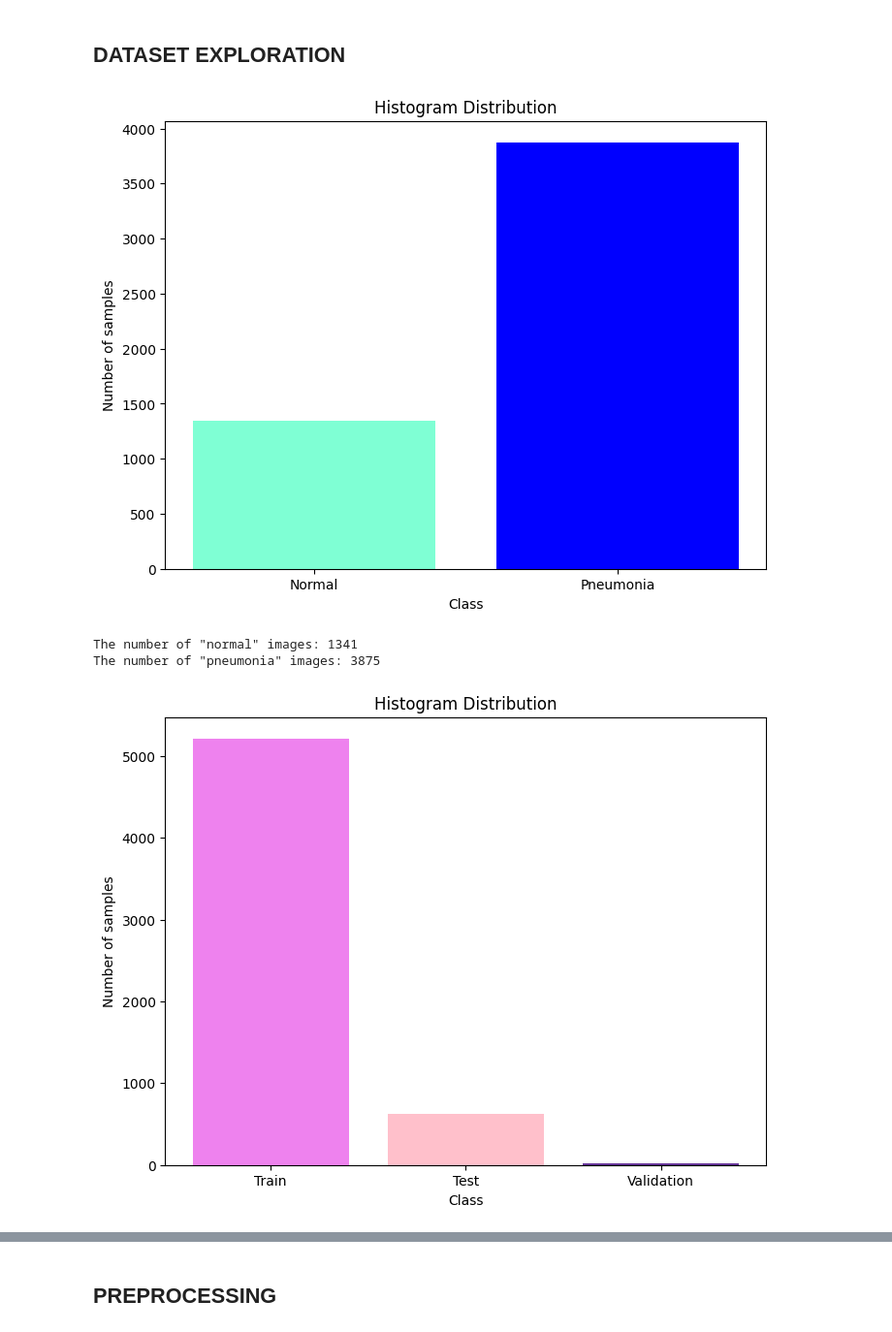
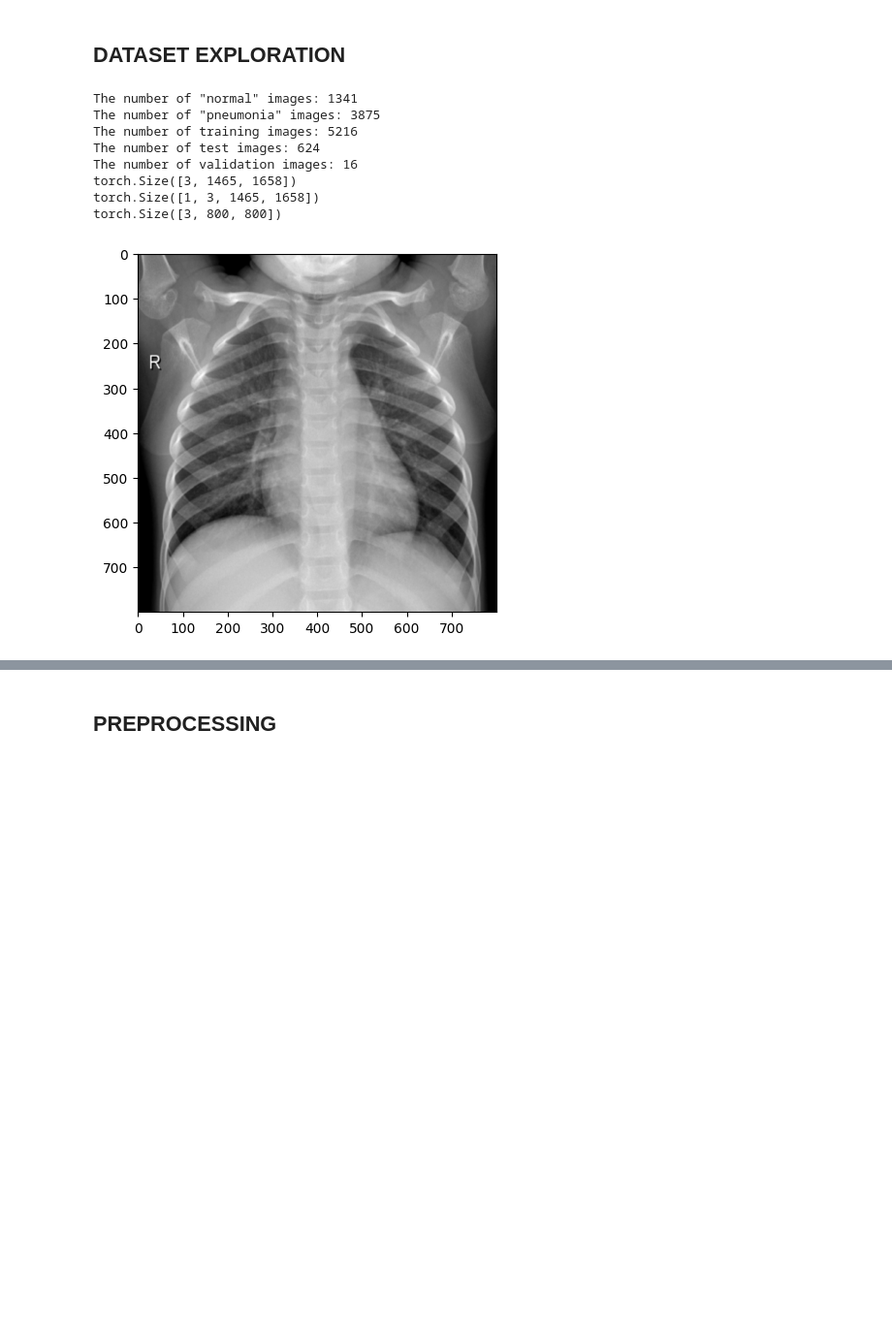
Before and after one commit to cybernetic-m/jam-net, a Jupyter notebook: code/cv_project.ipynb, the cells around one changed output, grey strips where cells are left out. Shown at 97% size. Cells and saved outputs as stored; diff of their text form; code cells hidden in the pictures; blank space fills up the shorter version.

```diff
--- a/code/cv_project.ipynb
+++ b/code/cv_project.ipynb
@@ -369,16 +369,19 @@ ChestRayDataset
 # %%
 class ChestRayDataset(Dataset):
 
-    def __init__(self,file_path):
+    def __init__(self,file_path, transform):
         self.file_path = file_path
+        self.transform = transform
 
     def __len__(self):
         return len(os.listdir(self.file_path))
 
     def __getitem__(self, index):
         sample = self.file_path + "/" + os.listdir(self.file_path)[index]
+        #sample =
         label = sample.split("/")[-1].split("_")[1]
 
+        #sample = self.transform(sample)
         return sample,label
 # %% [markdown]
 Reference https://lightning.ai/docs/pytorch/stable/data/datamodule.html
@@ -501,45 +501,60 @@ train_norm, train_pneu = counter(path_training_set, labels = True); # Count the
 classes = ['Normal', 'Pneumonia']  # List of class labels
 counts = [train_norm, train_pneu]  # List of counts corresponding to each class
 colors = ['aquamarine', 'blue']  # List of colors corresponding to each bar
-histogram_plot(classes = classes, counts = counts, colors = colors)
+#histogram_plot(classes = classes, counts = counts, colors = colors)
 
 print("The number of \"normal\" images:", train_norm)
 print("The number of \"pneumonia\" images:", train_pneu)
 
 # Counting the number of total images in the Training, Test and Validation Set
 train_num = counter(path_training_set, labels = False);
 test_num = counter(path_test_set, labels = False);
 val_num = counter(path_val_set, labels = False);
 
 # Histogram plot
 classes = ['Train', 'Test', 'Validation']  # List of class labels
 counts = [train_num, test_num, val_num]  # List of counts corresponding to each class
 colors = ['violet', 'pink', 'rebeccapurple']  # List of colors corresponding to each bar
-histogram_plot(classes = classes, counts = counts, colors = colors)
+#histogram_plot(classes = classes, counts = counts, colors = colors)
 
 print("The number of training images:", train_num)
 print("The number of test images:", test_num)
 print("The number of validation images:", val_num)
 
 # Generate a random number to select a random image from training set
-random_num = np.random.randint(1, len(train_dataset))
+random_num = 0# np.random.randint(1, len(train_dataset))
 img, label = train_dataset[random_num] # Take an image + label randomly
 
 # Load the image using cv2 library
 rand_img = cv2.imread(img)
 
 # Convert BGR image to RGB (opencv uses BGR by default)
 img_rgb = cv2.cvtColor(rand_img, cv2.COLOR_BGR2RGB)
+tr = transforms.Compose([transforms.ToTensor(),
+                         transforms.GaussianBlur(5, sigma=(80, 80))]
+                        )
 
+img_rgb = tr(img_rgb) #.to(torch.uint8)
+#img_rgb = transforms.functional.equalize(img_rgb)
+print(img_rgb.shape)
+print(img_rgb.unsqueeze(0).shape)
+img_rgb = nn.functional.interpolate( img_rgb.unsqueeze(0), size=(800, 800), mode='nearest')
+
+print(img_rgb.squeeze(0).shape)
 # Display the image using matplotlib library
-plt.imshow(img_rgb)
-plt.axis('off')  # Turn off axes
+plt.imshow(img_rgb.squeeze(0).permute(1, 2, 0))
+plt.axis('on')  # Turn off axes
 plt.show()
 
 print(f"label: {label}")
 print(f"image: {img}")
 # %% [output]
+The number of "normal" images: 1341
+The number of "pneumonia" images: 3875
+The number of training images: 5216
+The number of test images: 624
+The number of validation images: 16
+torch.Size([3, 1465, 1658])
+torch.Size([1, 3, 1465, 1658])
+torch.Size([3, 800, 800])
-[figure, old version]
+[figure, new version]
-The number of "normal" images: 1341
-The number of "pneumonia" images: 3875
-[figure, removed]
```
Also changed, not shown: parts of 8 cells of this notebook.
